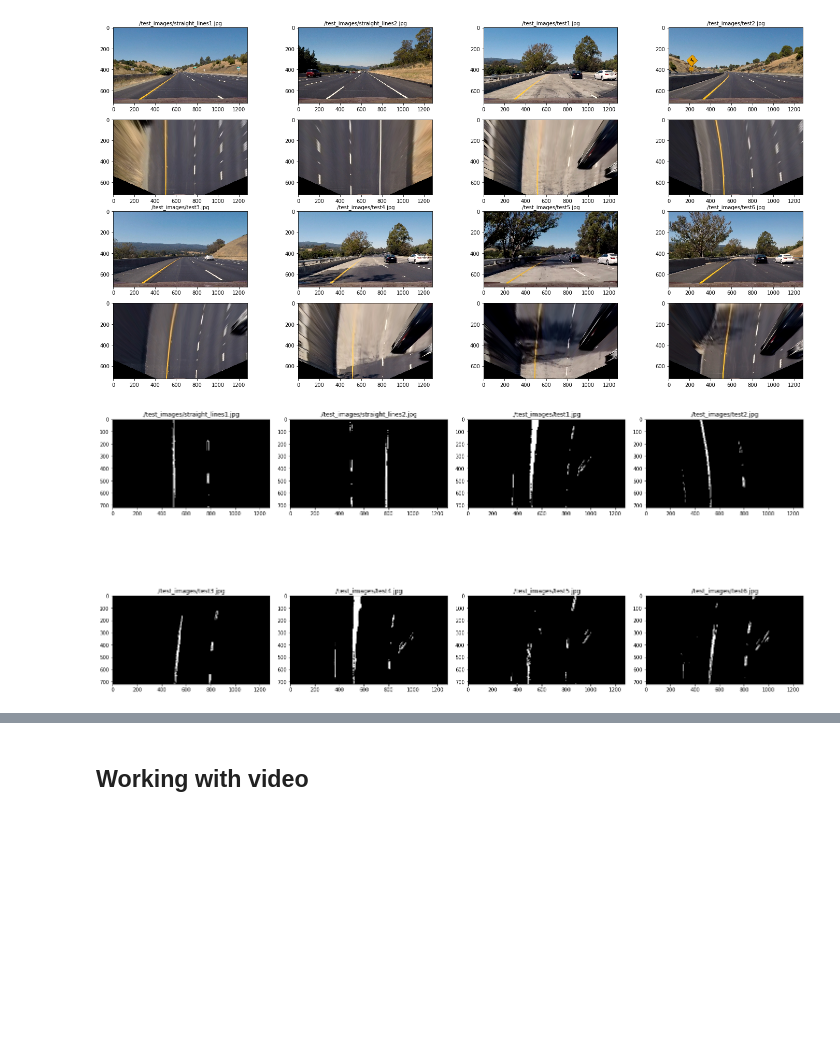
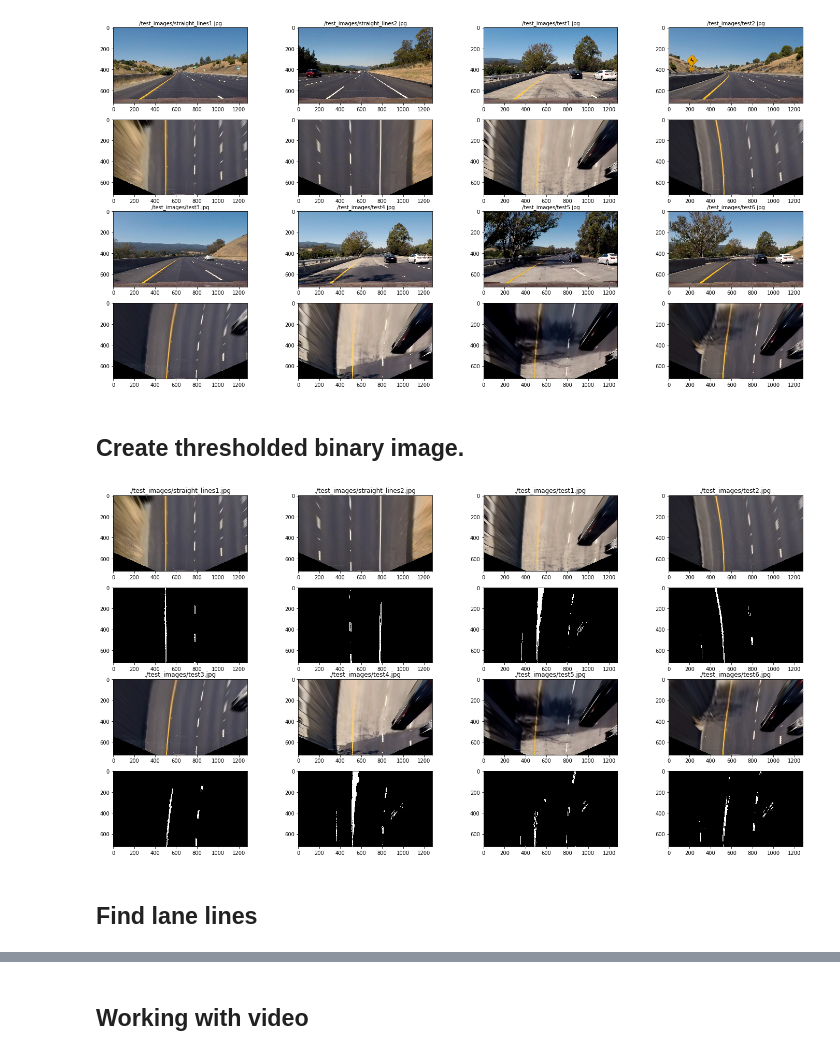
Before and after one commit to satoshikumano/CarND-Advanced-Lane-Lines-Submission, a Jupyter notebook: AdvancedLaneFinding.ipynb, the cells around one changed output, grey strips where cells are left out. Drawn from its saved outputs; the diff is of its cells as text; code cells hidden in the pictures; blank space fills up the shorter version.

```diff
--- a/AdvancedLaneFinding.ipynb
+++ b/AdvancedLaneFinding.ipynb
@@ -158,6 +164,8 @@ for idx, fname in enumerate(test_images):
     subOrig.imshow(image)
 # %% [output]
 [figure]
+# %% [markdown]
+## Create thresholded binary image.
 # %%
 def convert_color(img, s_thresh=(100, 245), sx_thresh=(130, 255), dark_thresh=50):
     img = np.copy(img)
@@ -194,21 +202,25 @@ def convert_color(img, s_thresh=(100, 245), sx_thresh=(130, 255), dark_thresh=50
 
     return combined_binary
 # %%
-f, subs = plt.subplots(2, 4, figsize=(20,10))
+f, subs = plt.subplots(4, 4, figsize=(20,10))
 plt.tight_layout()
 for idx, fname in enumerate(test_images):
     image = cv2.imread(fname)
     warped = prepare_image(image)
     converted = convert_color(warped)
 
     if 0 <= idx and idx <= 3:
-        sub = subs[0][idx]
+        subWarped = subs[0][idx]
+        sub = subs[1][idx]
+
     else:
-        sub = subs[1][idx%4]
+        subWarped = subs[2][idx%4]
+        sub = subs[3][idx%4]
+    subWarped.imshow(cv2.cvtColor(warped, cv2.COLOR_BGR2RGB))
+    subWarped.set_title(fname)
     sub.imshow(converted, cmap='gray')
-    sub.set_title(fname)
 # %% [output]
-[figure, old version]
+[figure, new version]
 # %%
 def draw_line_undist(undist, binary_warped, line):
     # Create an image to draw the lines on
@@ -228,6 +240,8 @@ def draw_line_undist(undist, binary_warped, line):
     # Combine the result with the original image
     result = cv2.addWeighted(undist, 1, newwarp, 0.3, 0)
     return result
+# %% [markdown]
+## Find lane lines
 # %%
 # Class represents detected line.
 class Line:
```
Also changed, not shown: parts of 6 cells of this notebook, 6 other files.
